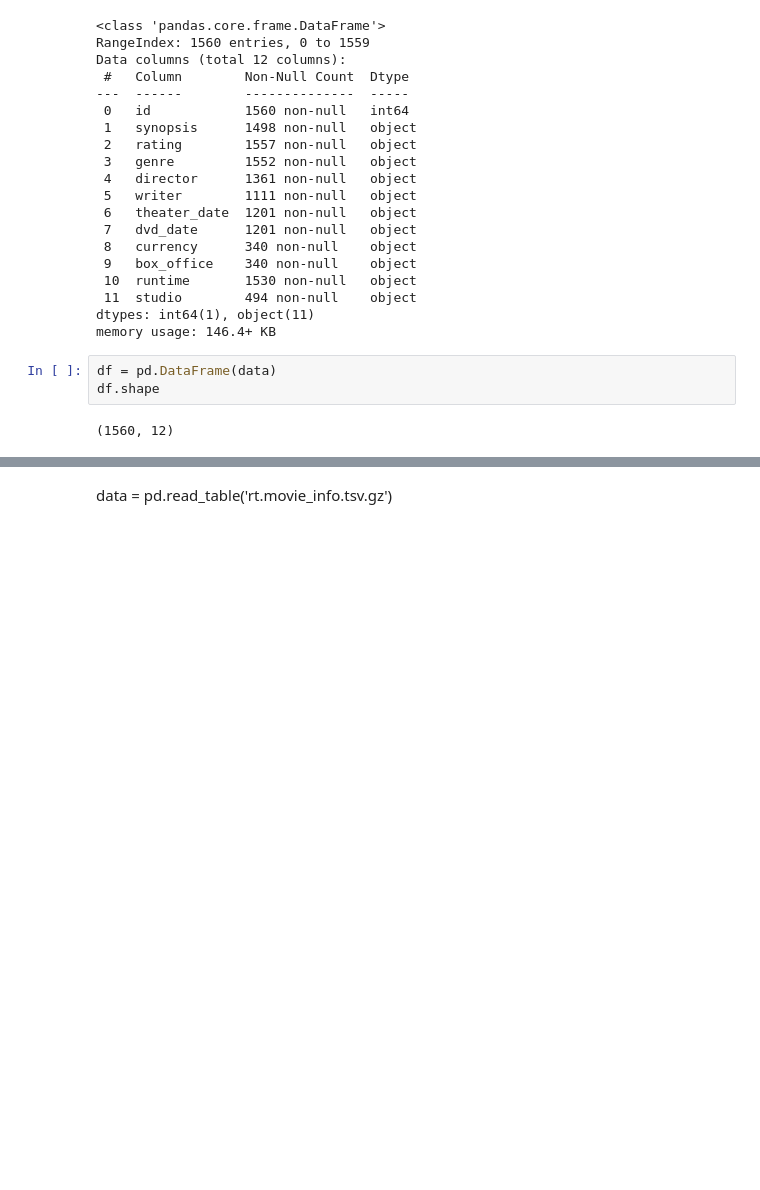
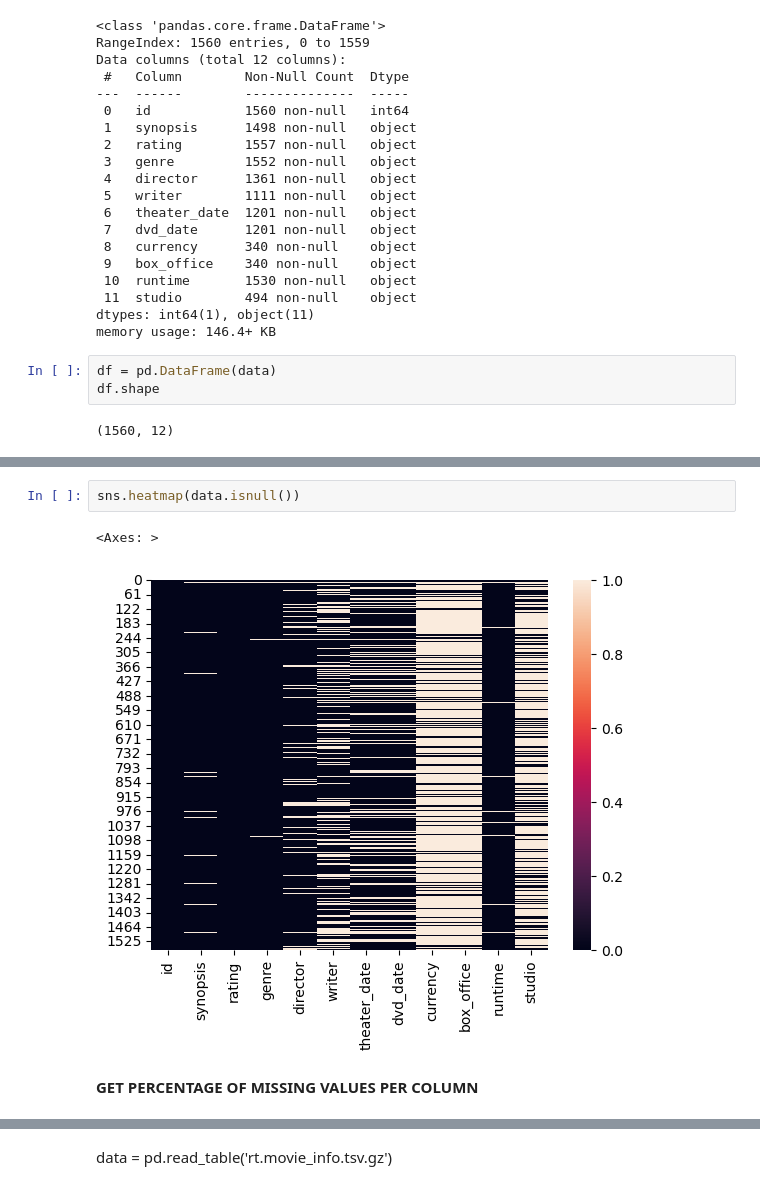
Before and after one commit to ISAACKW/PHASE1_PROJECT, a Jupyter notebook: index.ipynb, the cells around one changed output, grey strips where cells are left out. Cells and saved outputs as stored; diff of their text form; blank space fills up the shorter version.

```diff
--- a/index.ipynb
+++ b/index.ipynb
@@ -58,0 +77,7 @@ df.shape
+# %%
+sns.heatmap(data.isnull())
+# %% [output]
+<Axes: >
+[figure, added]
+# %% [markdown]
+**GET PERCENTAGE OF MISSING VALUES PER COLUMN**
```
Also changed, not shown: parts of 29 cells of this notebook.
